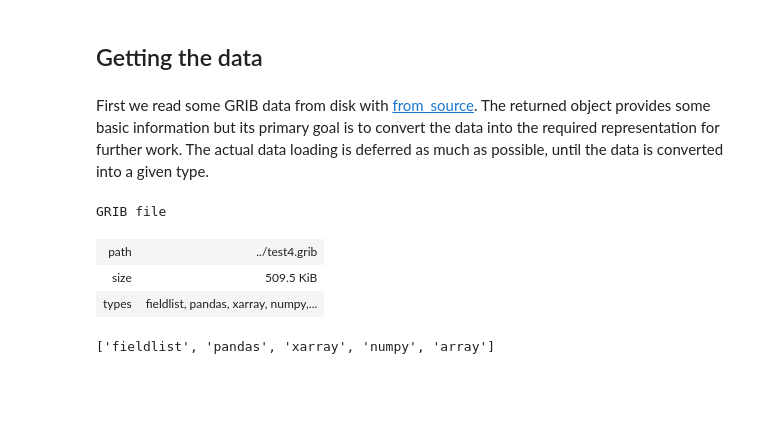
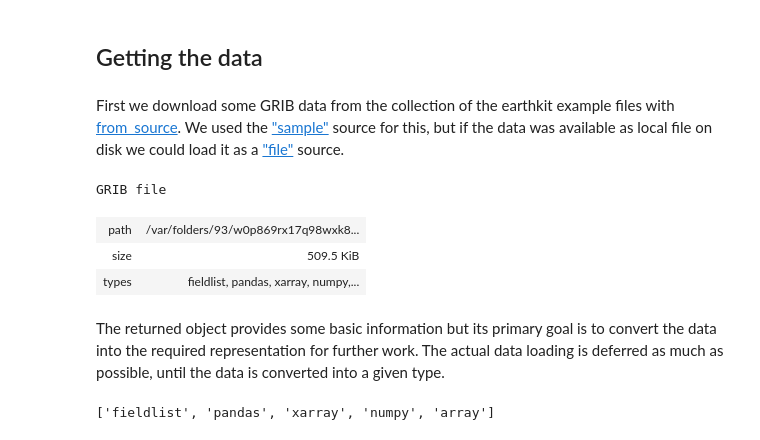
Before and after one commit to ecmwf-training/2026-earthkit-training, a Jupyter notebook: content/earthkit-data/solutions/ekd-2-grib-solutions.ipynb, the cells around one changed output. Cells and saved outputs as stored; diff of their text form; code cells hidden in the pictures; blank space fills up the shorter version.

Commit message:
Earthkit-data

```diff
--- a/content/earthkit-data/solutions/ekd-2-grib-solutions.ipynb
+++ b/content/earthkit-data/solutions/ekd-2-grib-solutions.ipynb
@@ -13,17 +13,19 @@ In this notebook you will see how to:
 # %% [markdown]
 ## Getting the data
 # %% [markdown]
-First we read some GRIB data from disk with [from_source](https://earthkit-data.readthedocs.io/en/latest/concepts/inputs/from_source.html). The returned object provides some basic information but its primary goal is to convert the data into the required representation for further work. The actual data loading is deferred as much as possible, until the data is converted into a given type.
+First we download some GRIB data from the collection of the earthkit example files with [from_source](https://earthkit-data.readthedocs.io/en/latest/concepts/inputs/from_source.html). We used the ["sample"](https://earthkit-data.readthedocs.io/en/latest/concepts/inputs/from_source.html#sample) source for this, but if the data was available as local file on disk we could load it as a ["file"](https://earthkit-data.readthedocs.io/en/latest/concepts/inputs/from_source.html#file) source.
 # %%
 import earthkit.data as ekd
 
-d = ekd.from_source("file", "../test4.grib")
+d = ekd.from_source("sample", "test4.grib")
 d
 # %% [output]
 GRIB file
-| path | ../test4.grib |
+| path | /var/folders/93/w0p869rx17q98wxk8... |
 | size | 509.5 KiB |
 | types | fieldlist, pandas, xarray, numpy,... |
+# %% [markdown]
+The returned object provides some basic information but its primary goal is to convert the data into the required representation for further work. The actual data loading is deferred as much as possible, until the data is converted into a given type.
 # %%
 d.available_types
 # %% [output]
```
Also changed, not shown: parts of 6 cells of this notebook, 3 other files.
